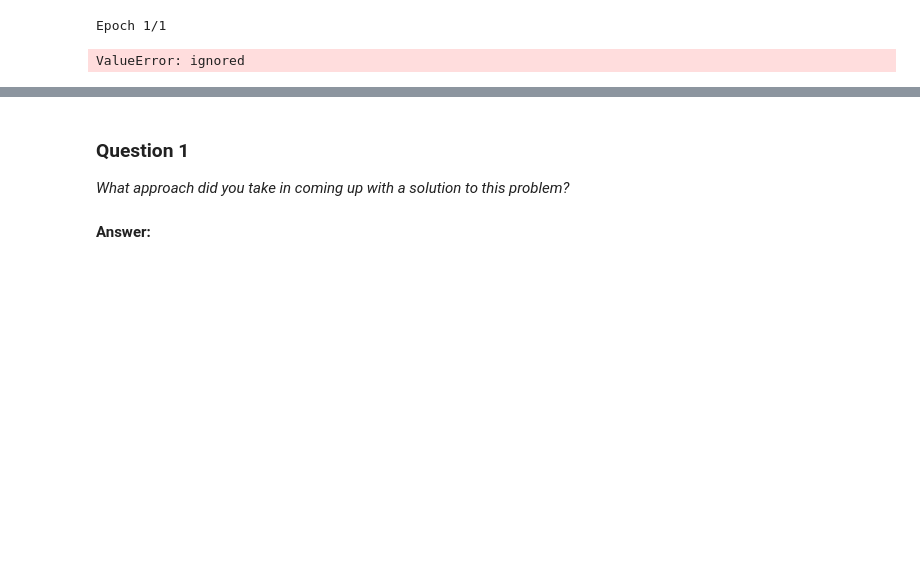
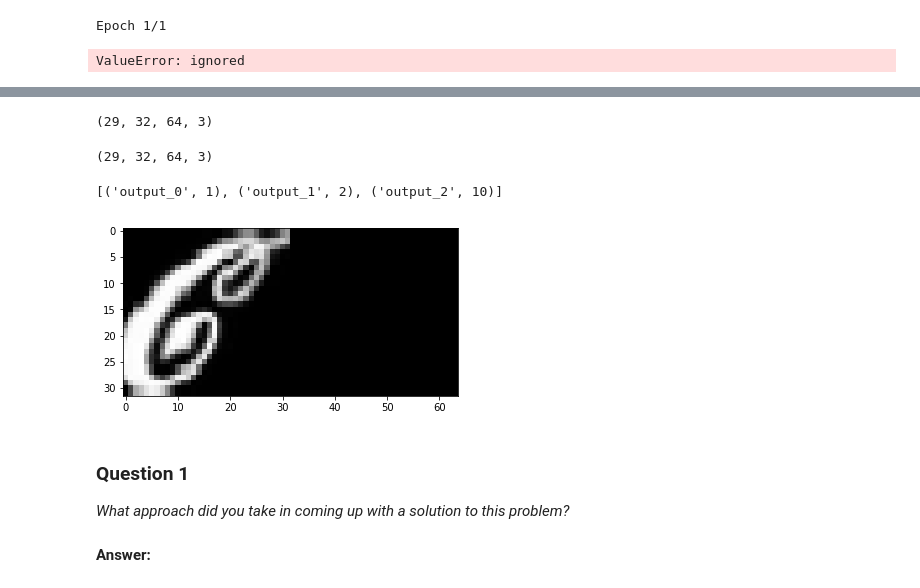
Before and after one commit to samiriff/MLND-digit-recognition, a Jupyter notebook: Copy_of_digit_recognition.ipynb, the cells around one changed output, grey strips where cells are left out. Cells and saved outputs as stored; diff of their text form; code cells hidden in the pictures; blank space fills up the shorter version.

```diff
--- a/Copy_of_digit_recognition.ipynb
+++ b/Copy_of_digit_recognition.ipynb
@@ -1113,3 +1221,44 @@ ValueError: ignored
+# %%
+img_shape = (32, 32, 3)
+max_sequence_length = 2
+dummy_train_samples, dummy_train_labels_one_hot = next(train_generator)
+get_concatenated_samples(dummy_train_samples[0:32], dummy_train_labels_one_hot[0:32], max_sequence_length=max_sequence_length, img_shape=img_shape)[0].shape
+# %% [output]
+(29, 32, 64, 3)
+# %%
+def concatenated_generator(samples, labels, batch_size=32, is_shuffle_on=True, blank_prob=0.1, max_sequence_length=2, img_shape=(28, 28, 1)):
+    num_samples = len(samples)
+    while 1: # Loop forever so the generator never terminates
+        if is_shuffle_on:
+          shuffled_samples, shuffled_labels = shuffle(samples, labels)
+        else:
+          shuffled_samples, shuffled_labels = samples, labels
+        for offset in range(0, num_samples, batch_size):
+            batch_samples = shuffled_samples[offset:offset+batch_size]
+            batch_labels = shuffled_labels[offset:offset+batch_size]
+            batch_samples_concat, batch_labels_concat, batch_lengths_concat = get_concatenated_samples(batch_samples, batch_labels, blank_prob, max_sequence_length, img_shape)
+            if is_shuffle_on:
+              batch_samples_concat, *batch_labels_concat, batch_lengths_concat = shuffle(
+                  batch_samples_concat, *batch_labels_concat, batch_lengths_concat
+              )
+            outputMap = {}
+            outputMap['output_0'] = batch_lengths_concat
+            for i in range(0, len(batch_labels_concat)):
+              outputMap['output_' + str(i + 1)] = batch_labels_concat[i]
+            yield (batch_samples_concat, outputMap)
+# %%
+max_sequence_length = 2
+img_height = 32
+img_width = 32 * max_sequence_length
+dummy_train_samples, dummy_train_labels_one_hot = next(train_generator)
+dummy_samples, dummy_outputs = next(concatenated_generator(dummy_train_samples, dummy_train_labels_one_hot, is_shuffle_on=True, max_sequence_length=max_sequence_length, img_shape=img_shape))
+print(dummy_samples.shape)
+plt.imshow(dummy_samples[0])
+[(k, np.argmax(v[0])) for k, v in dummy_outputs.items()]
+# %% [output]
+(29, 32, 64, 3)
+[('output_0', 1), ('output_1', 2), ('output_2', 10)]
+[figure, added]
 # %% [markdown]
 ### Question 1
 _What approach did you take in coming up with a solution to this problem?_
```
Also changed, not shown: parts of 18 cells of this notebook.
